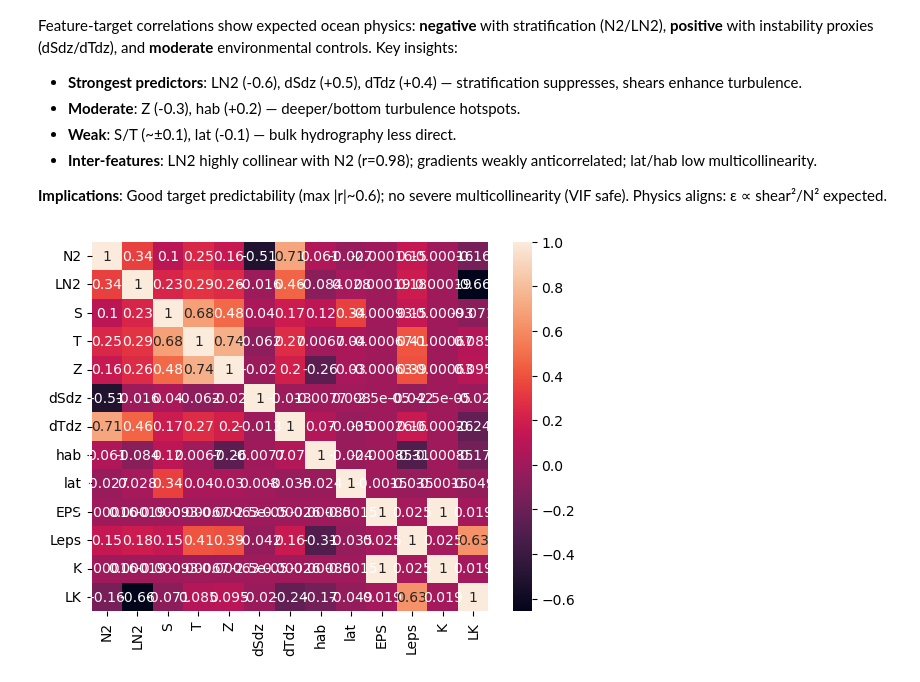
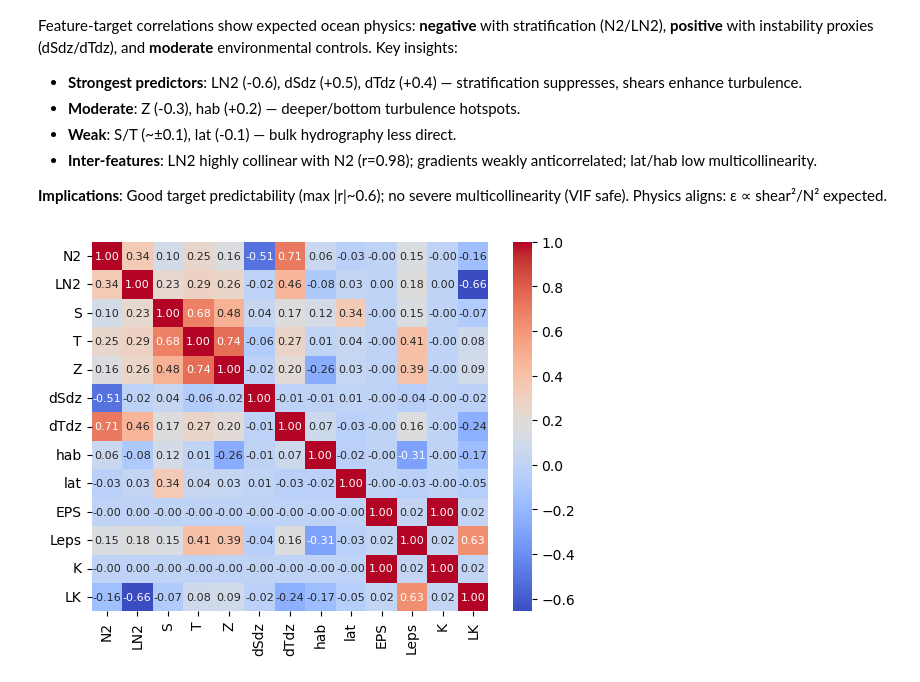
Before and after one commit to axeanddeer/scientific_machine_learning, a Jupyter notebook: 1_DatasetCharacteristics/exploratory_data_analysis.ipynb, the cells around one changed output. Drawn from its saved outputs; the diff is of its cells as text; code cells hidden in the pictures.

```diff
--- a/1_DatasetCharacteristics/exploratory_data_analysis.ipynb
+++ b/1_DatasetCharacteristics/exploratory_data_analysis.ipynb
@@ -204,7 +204,13 @@ Feature-target correlations show expected ocean physics: **negative** with strat
 # %%
 # Example: Plotting a heatmap to show feature correlations
 correlation_matrix = df.corr()
-sns.heatmap(correlation_matrix, annot=True)
+sns.heatmap(
+    correlation_matrix,
+    annot=True,
+    fmt=".2f",
+    annot_kws={"fontsize": 8},  # <- change this number
+    cmap="coolwarm"
+)
 plt.show()
 # %% [output]
-[figure, old version]
+[figure, new version]
```
